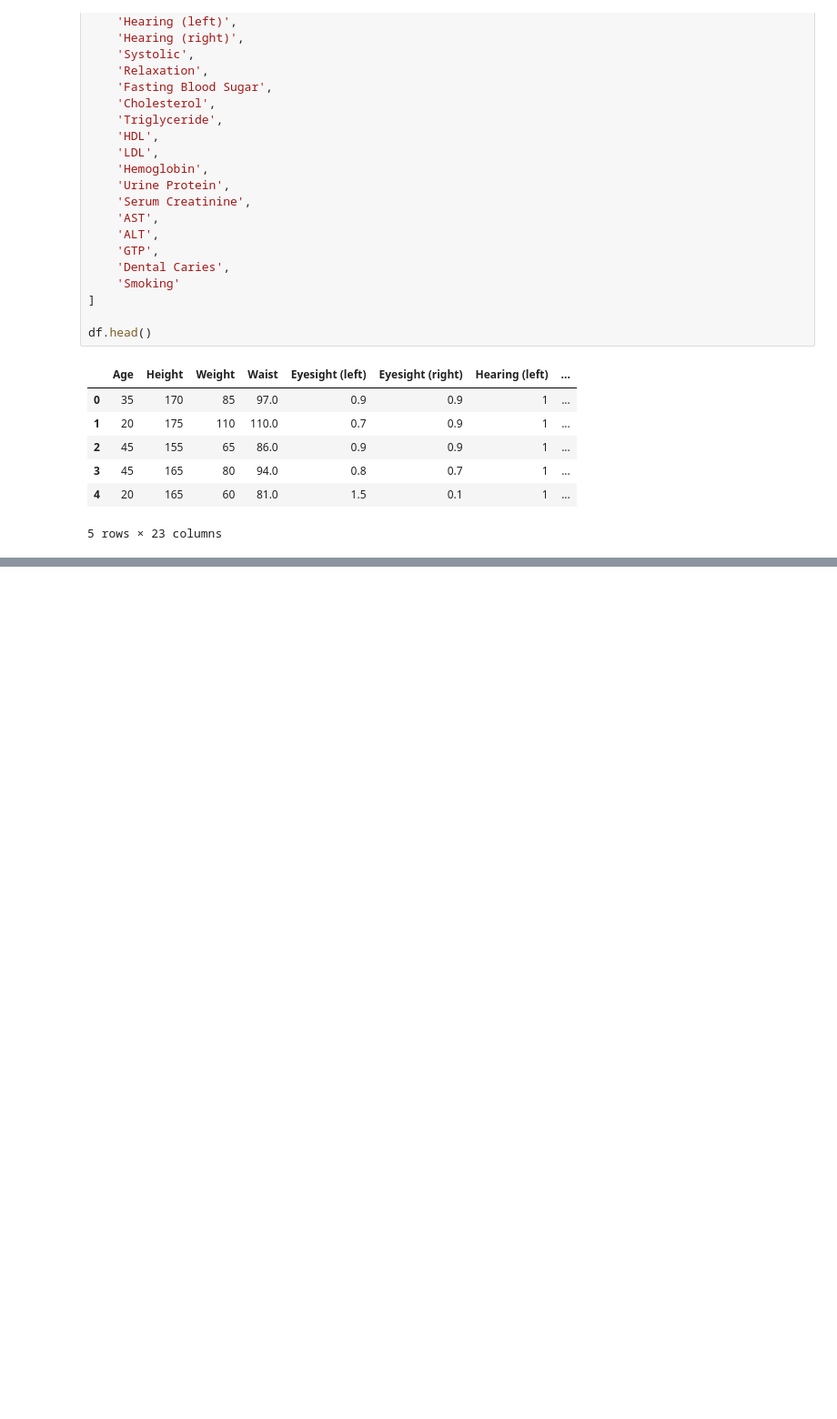
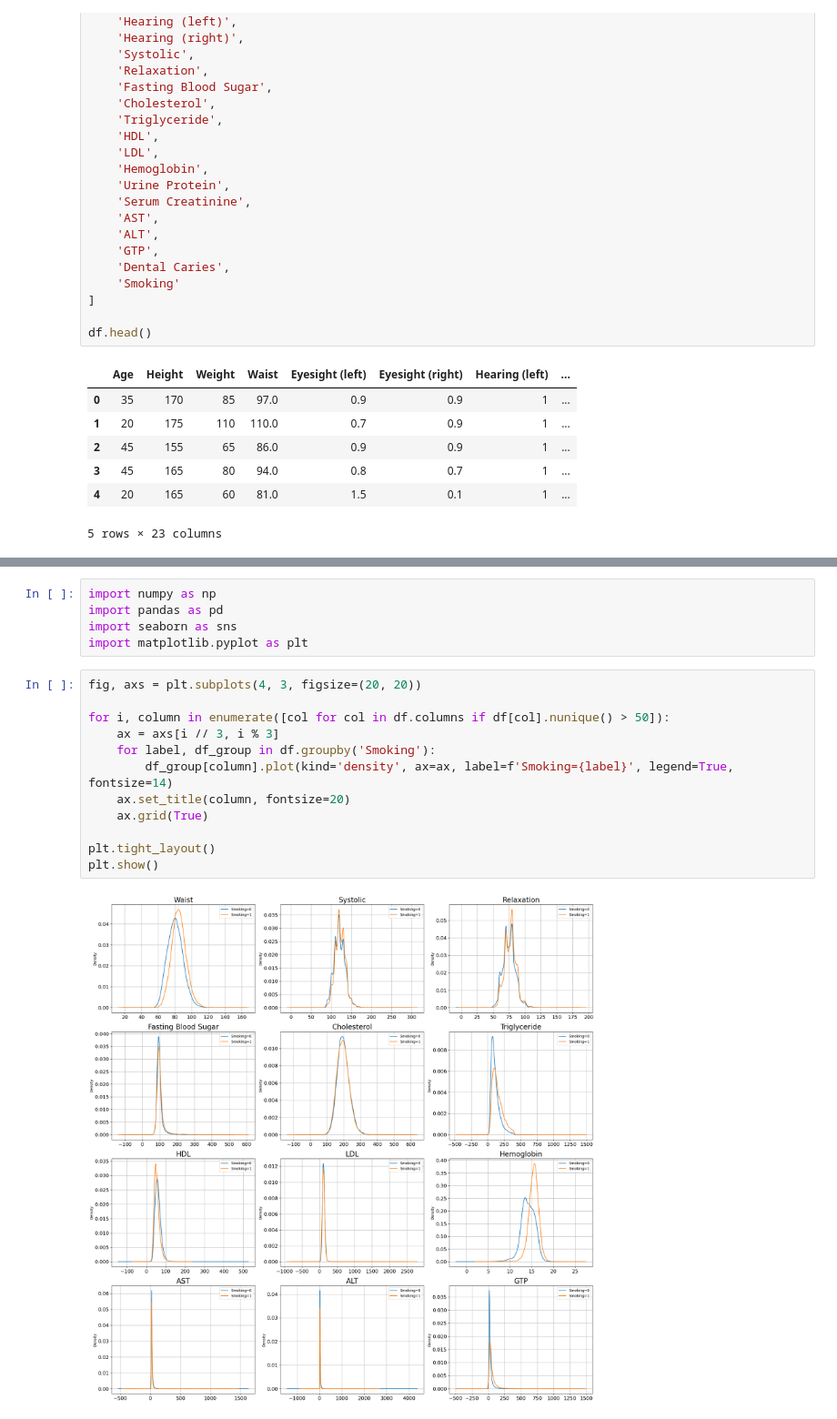
Before and after one commit to BogdanJas/rr_smoker_status_prediction, a Jupyter notebook: main.ipynb, the cells around one changed output, grey strips where cells are left out. Shown at 91% size. Saved outputs shown, nothing was run; the diff lists cells and outputs as text; blank space fills up the shorter version.

```diff
--- a/main.ipynb
+++ b/main.ipynb
@@ -131,0 +210,19 @@ df.head()
+# %%
+import numpy as np
+import pandas as pd
+import seaborn as sns
+import matplotlib.pyplot as plt
+# %%
+fig, axs = plt.subplots(4, 3, figsize=(20, 20))
+
+for i, column in enumerate([col for col in df.columns if df[col].nunique() > 50]):
+    ax = axs[i // 3, i % 3]
+    for label, df_group in df.groupby('Smoking'):
+        df_group[column].plot(kind='density', ax=ax, label=f'Smoking={label}', legend=True, fontsize=14)
+    ax.set_title(column, fontsize=20)
+    ax.grid(True)
+
+plt.tight_layout()
+plt.show()
+# %% [output]
+[figure, added]
```
Also changed, not shown: parts of 15 cells of this notebook.
